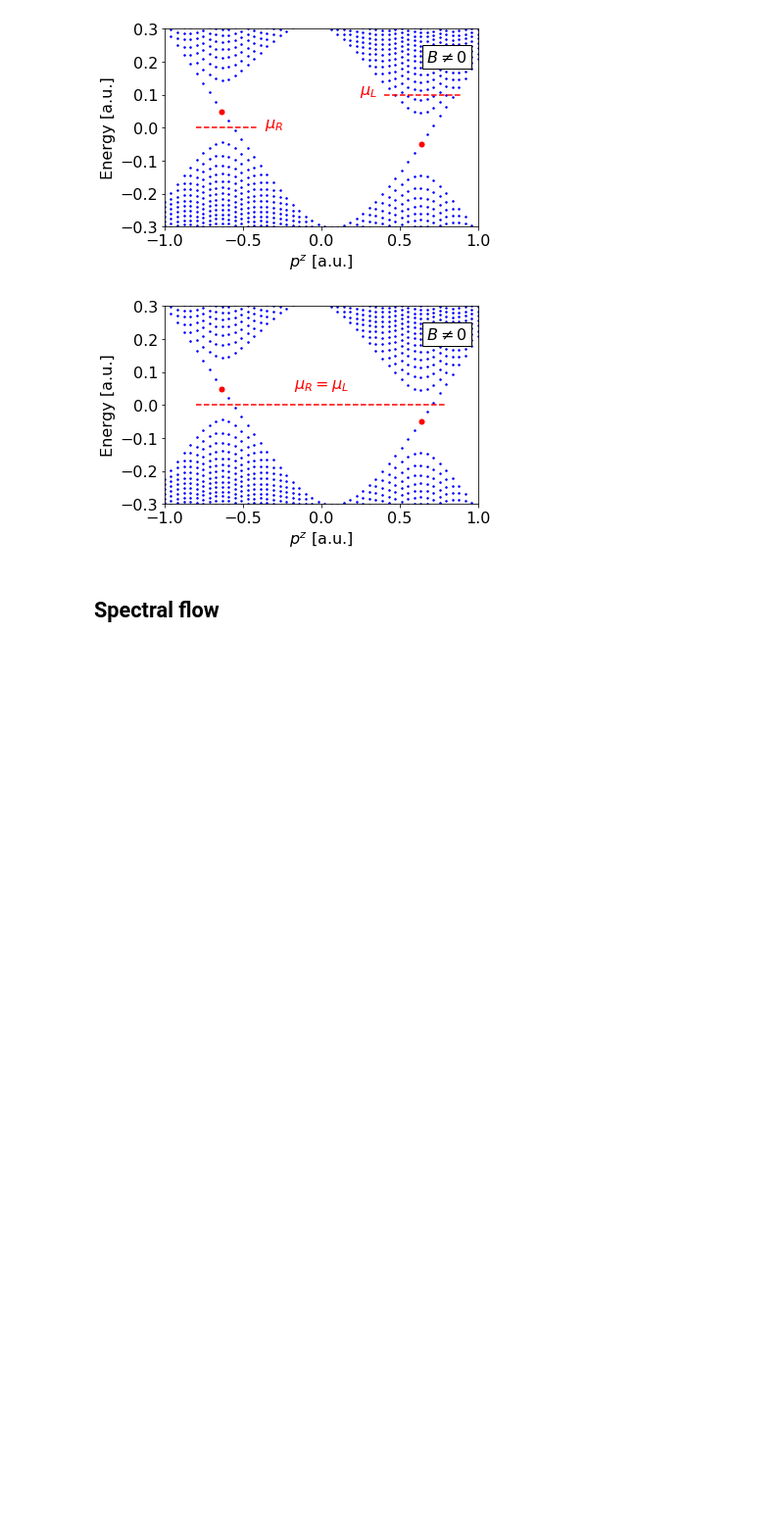
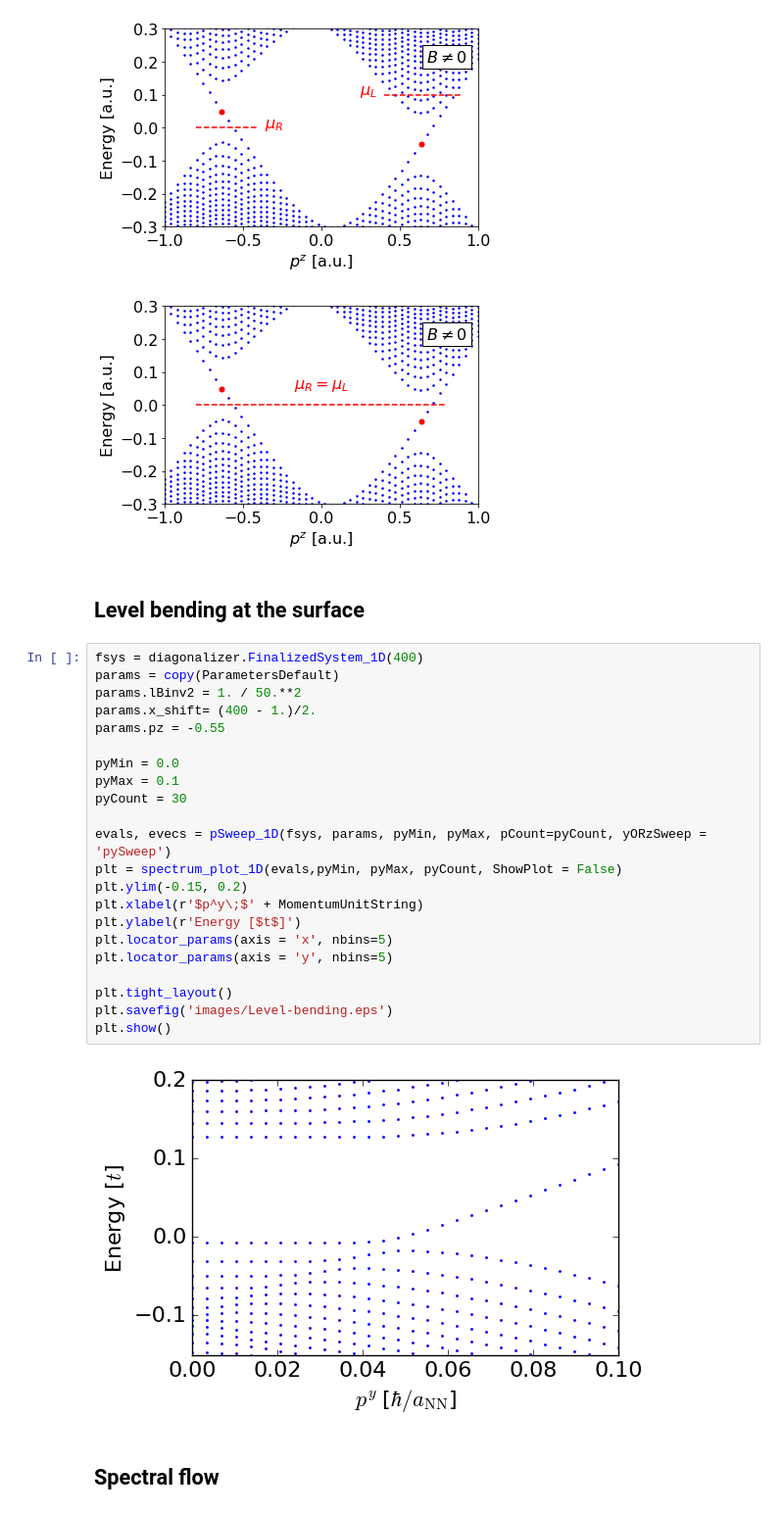
Before and after one commit to Artem-Ivashko/Vazifeh-Franz-magnetic-field, a Jupyter notebook: BBL-set-2.ipynb, the cells around one changed output. Shown: that part at 98% size. Saved outputs shown, nothing was run; the diff lists cells and outputs as text; blank space fills up the shorter version.

```diff
--- a/BBL-set-2.ipynb
+++ b/BBL-set-2.ipynb
@@ -538,6 +589,32 @@ del fsys, params, evals, evecs
 [figure]
 [figure]
 [figure]
+# %% [markdown]
+## Level bending at the surface
+# %%
+fsys = diagonalizer.FinalizedSystem_1D(400)
+params = copy(ParametersDefault)
+params.lBinv2 = 1. / 50.**2
+params.x_shift= (400 - 1.)/2.
+params.pz = -0.55
+
+pyMin = 0.0
+pyMax = 0.1
+pyCount = 30
+
+evals, evecs = pSweep_1D(fsys, params, pyMin, pyMax, pCount=pyCount, yORzSweep = 'pySweep')
+plt = spectrum_plot_1D(evals,pyMin, pyMax, pyCount, ShowPlot = False)
+plt.ylim(-0.15, 0.2)
+plt.xlabel(r'$p^y\;$' + MomentumUnitString)
+plt.ylabel(r'Energy [$t$]')
+plt.locator_params(axis = 'x', nbins=5)
+plt.locator_params(axis = 'y', nbins=5)
+
+plt.tight_layout()
+plt.savefig('images/Level-bending.eps')
+plt.show()
+# %% [output]
+[figure, added]
 # %% [markdown]
 ## Spectral flow
 # %%
```
Also changed, not shown: parts of 4 cells of this notebook, 1 other file.
